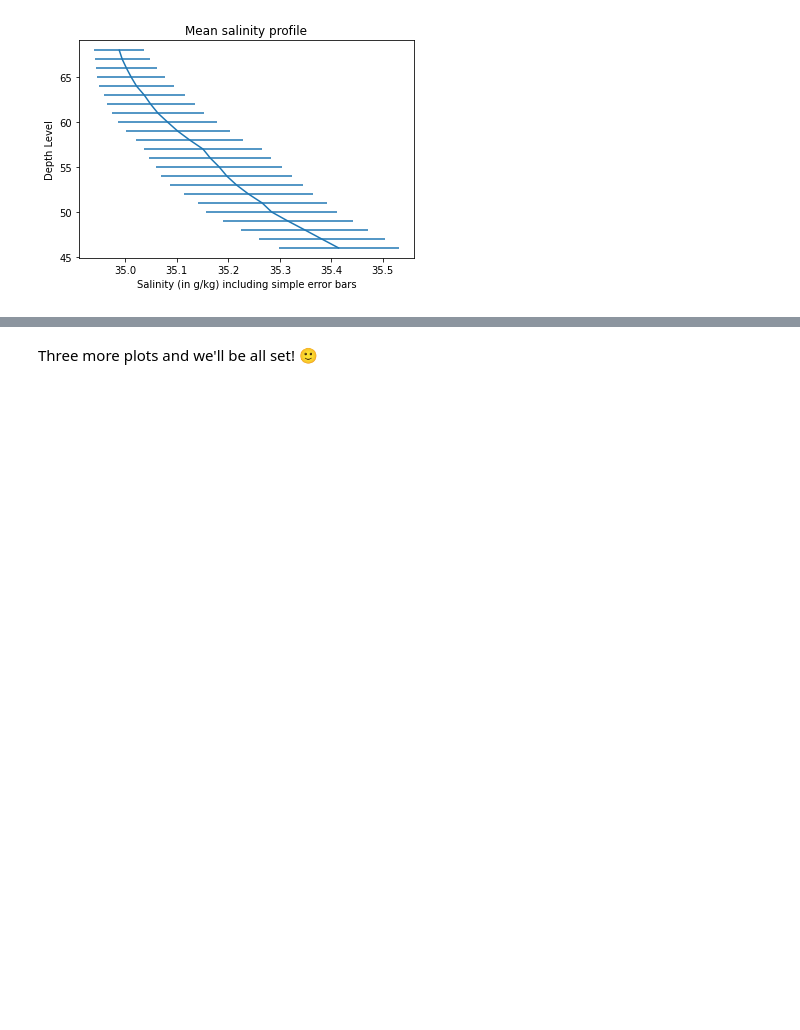
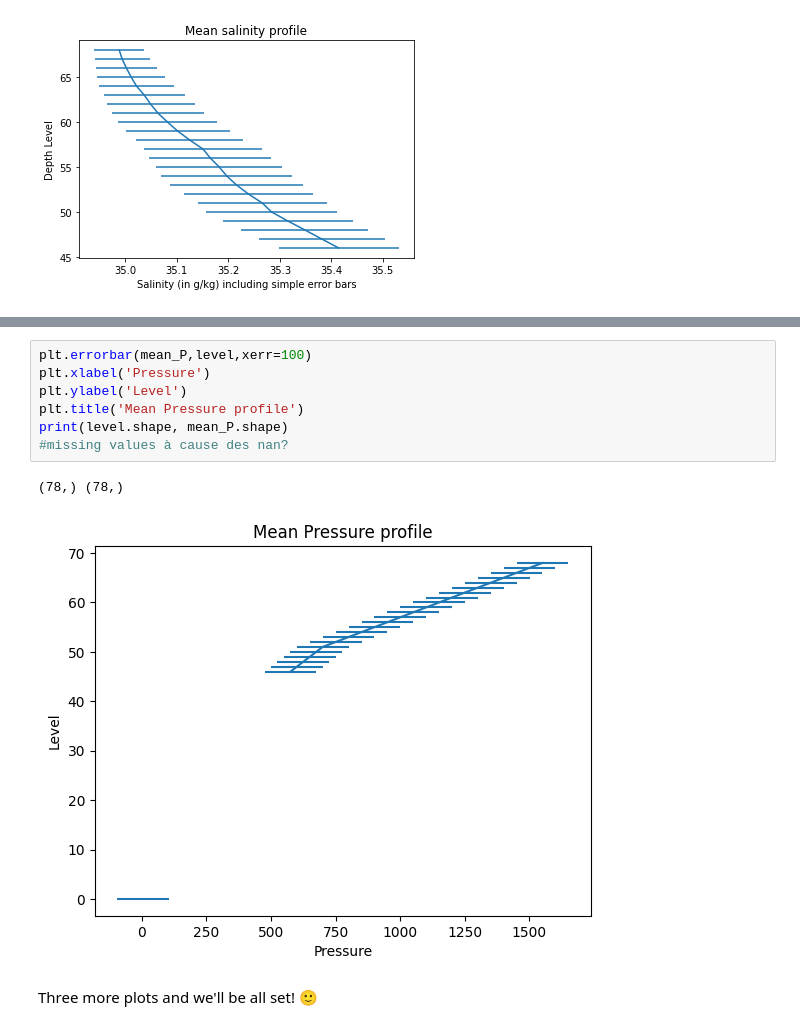
Before and after one commit to lynnbauerm/2025_Intro_Python, a Jupyter notebook: notebook/W2_S1.ipynb, the cells around one changed output, grey strips where cells are left out. Cells and saved outputs as stored; diff of their text form; blank space fills up the shorter version.

```diff
--- a/notebook/W2_S1.ipynb
+++ b/notebook/W2_S1.ipynb
@@ -355,2 +375,12 @@ plt.title(___)
+# %%
+plt.errorbar(mean_P,level,xerr=100)
+plt.xlabel('Pressure')
+plt.ylabel('Level')
+plt.title('Mean Pressure profile')
+print(level.shape, mean_P.shape)
+#missing values à cause des nan?
+# %% [output]
+(78,) (78,)
+[figure, added]
 # %% [markdown]
 Three more plots and we'll be all set! 🙂
```
Also changed, not shown: parts of 17 cells of this notebook.
